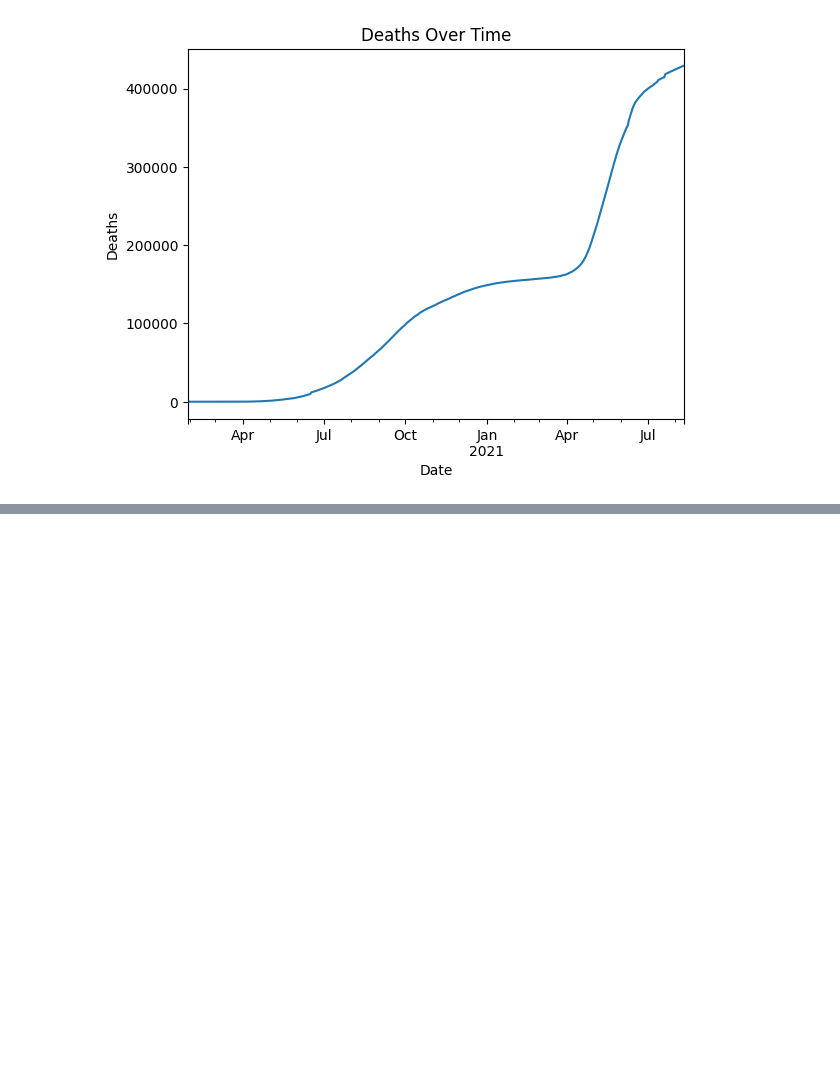
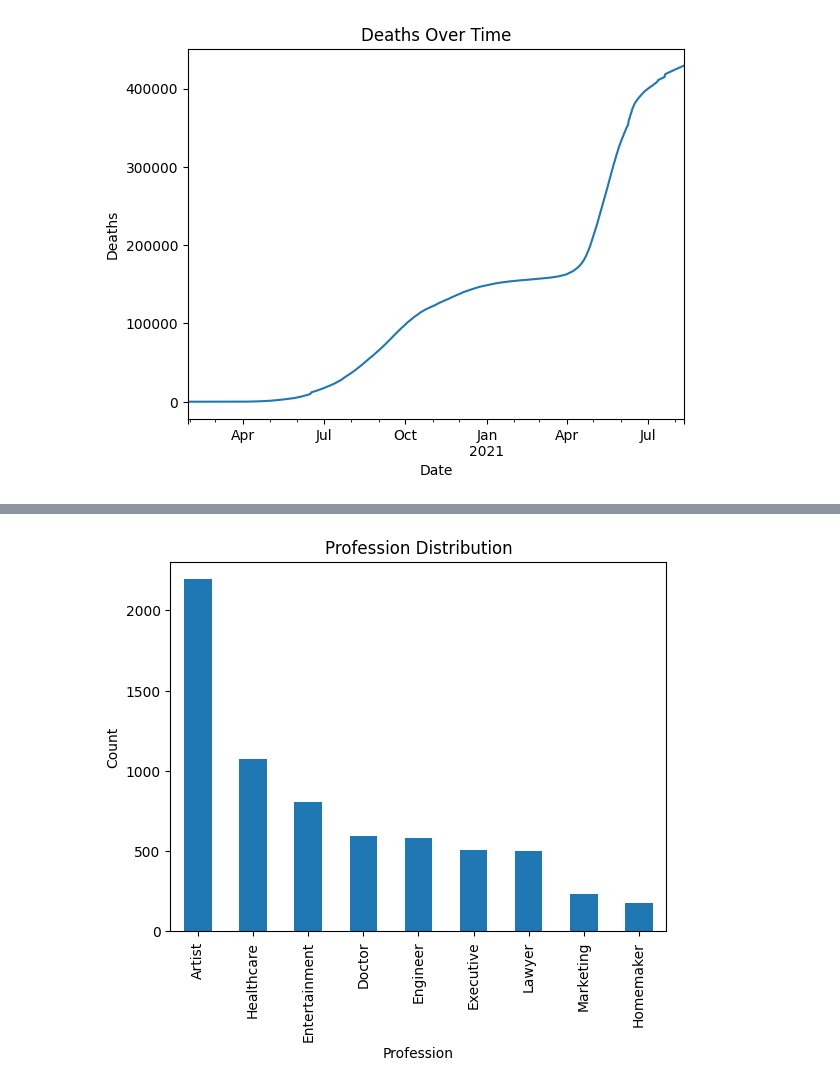
Before and after one commit to ShailPatel27/Innvonix-AI-Learning-Tasks, a Jupyter notebook: AI-ML/T1 Foundation/t2_dataManipulationAndVisualization/dataManipulationAndVisualization.ipynb, the cells around one changed output, grey strips where cells are left out. Cells and saved outputs as stored; diff of their text form; code cells hidden in the pictures; blank space fills up the shorter version.

```diff
--- a/AI-ML/T1 Foundation/t1_dataManipulationAndVisualization/dataManipulationAndVisualization.ipynb
+++ b/AI-ML/T1 Foundation/t2_dataManipulationAndVisualization/dataManipulationAndVisualization.ipynb
@@ -154,0 +157,5 @@ plt.show()
+# %%
+import pandas as pd
+
+df = pd.read_csv('03_customer_segmentation.csv')
+display(df)
@@ -154,0 +176,3 @@ plt.show()
+# %%
+df.dropna(inplace=True)
+df
@@ -154,0 +196,9 @@ plt.show()
+# %%
+
+plt.title("Profession Distribution")
+plt.ylabel("Count")
+df["Profession"].value_counts().plot(kind="bar")
+
+plt.show()
+# %% [output]
+[figure, added]
```
Also changed, not shown: parts of 8 cells of this notebook, 4 other files.
